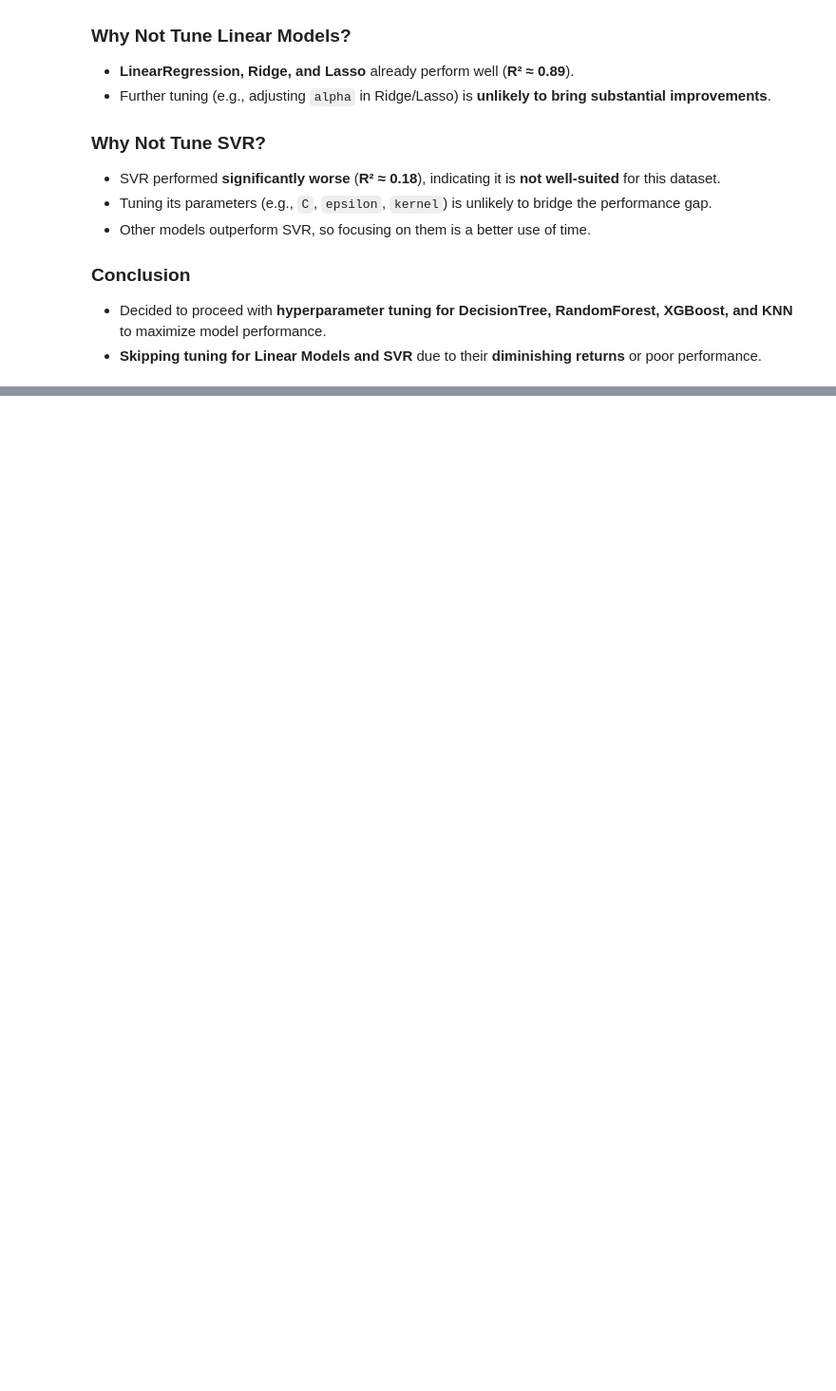
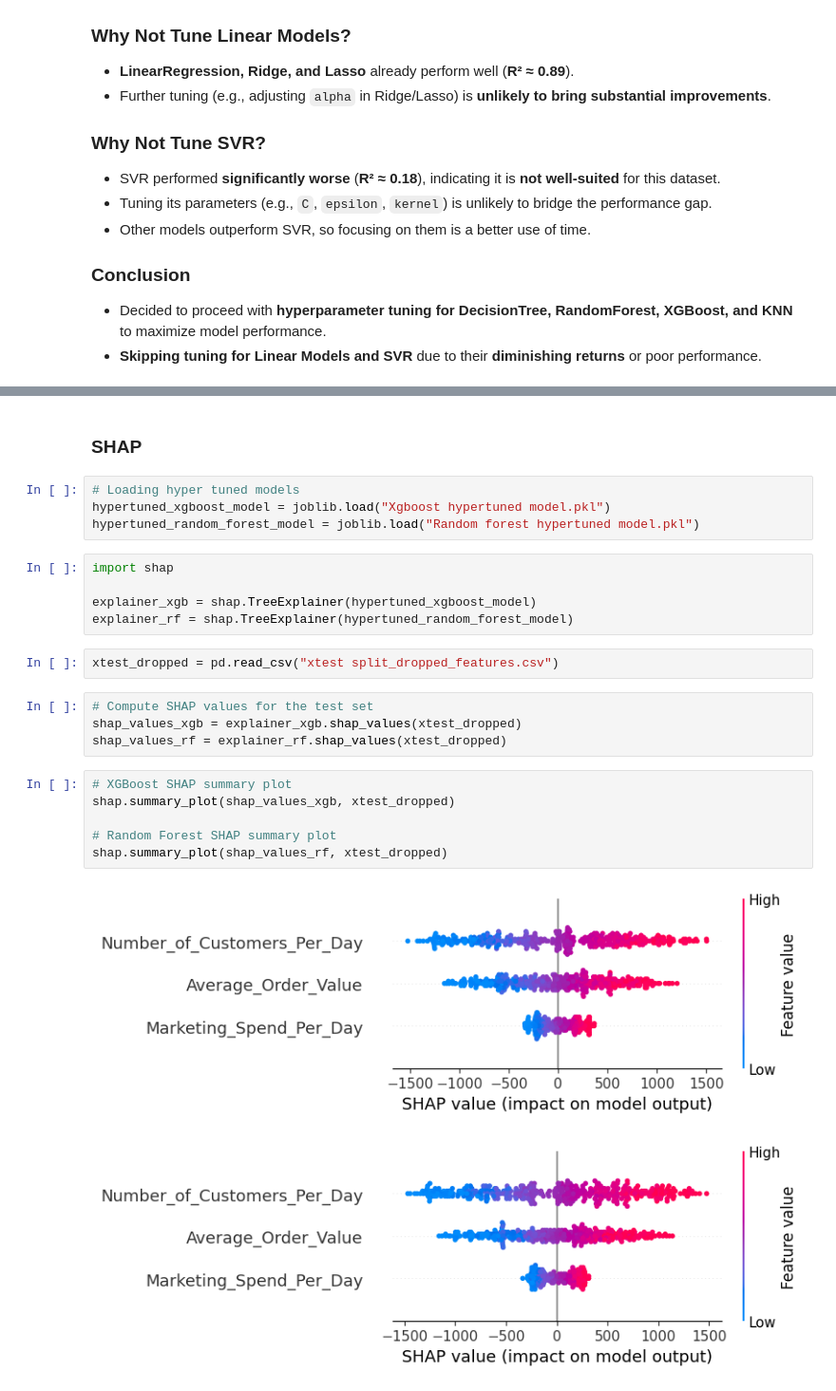
Before and after one commit to Bhushan8287/ML-project-ETL, a Jupyter notebook: notebook/MODEL_TRAINING.ipynb, the cells around one changed output, grey strips where cells are left out. Shown: that part at 95% size. Cells and saved outputs as stored; diff of their text form; blank space fills up the shorter version.

```diff
--- a/notebook/MODEL_TRAINING.ipynb
+++ b/notebook/MODEL_TRAINING.ipynb
@@ -562,0 +596,26 @@ plt.show()
+# %% [markdown]
+### **SHAP**
+# %%
+# Loading hyper tuned models
+hypertuned_xgboost_model = joblib.load("Xgboost hypertuned model.pkl")
+hypertuned_random_forest_model = joblib.load("Random forest hypertuned model.pkl")
+# %%
+import shap
+
+explainer_xgb = shap.TreeExplainer(hypertuned_xgboost_model)
+explainer_rf = shap.TreeExplainer(hypertuned_random_forest_model)
+# %%
+xtest_dropped = pd.read_csv("xtest split_dropped_features.csv")
+# %%
+# Compute SHAP values for the test set
+shap_values_xgb = explainer_xgb.shap_values(xtest_dropped)
+shap_values_rf = explainer_rf.shap_values(xtest_dropped)
+# %%
+# XGBoost SHAP summary plot
+shap.summary_plot(shap_values_xgb, xtest_dropped)
+
+# Random Forest SHAP summary plot
+shap.summary_plot(shap_values_rf, xtest_dropped)
+# %% [output]
+[figure, added]
+[figure, added]
```
Also changed, not shown: parts of 31 cells of this notebook.
